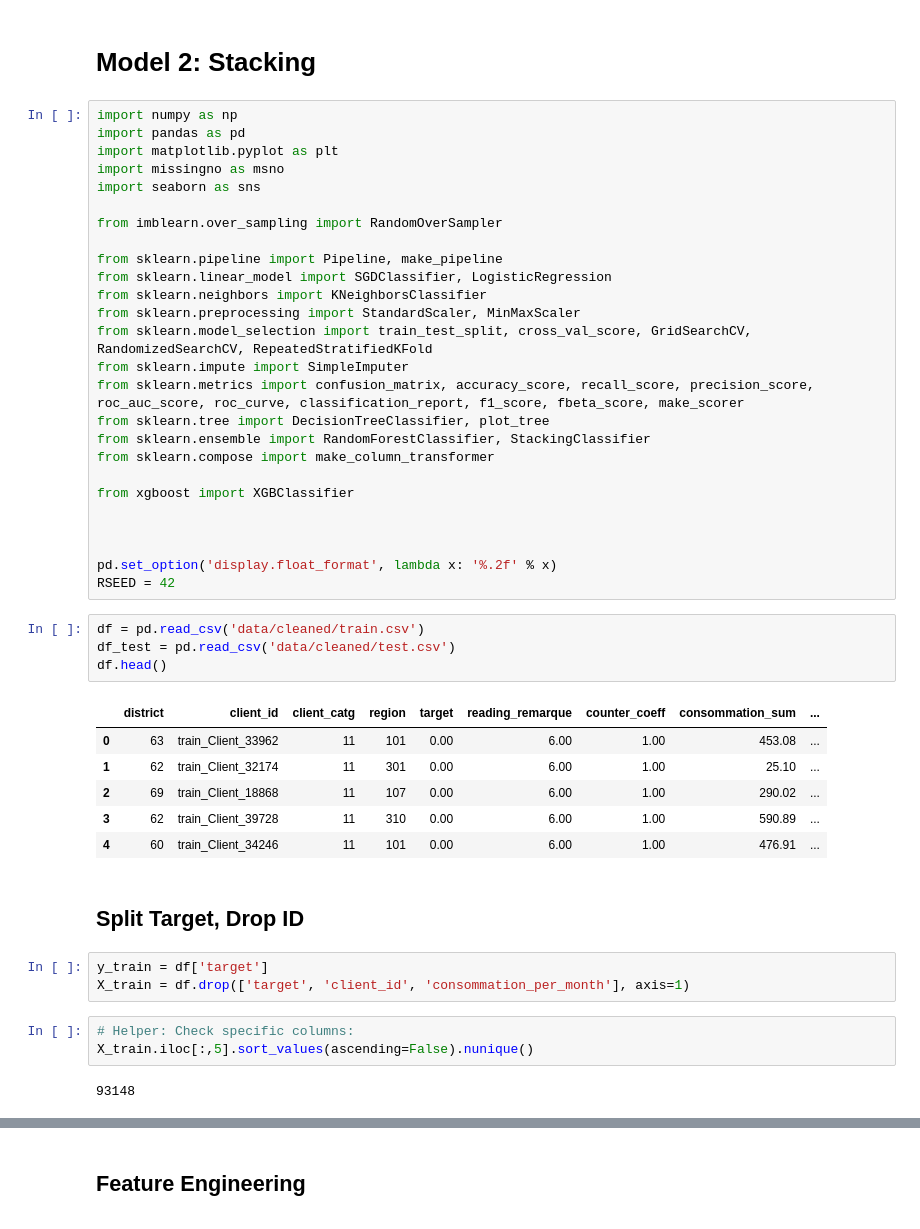
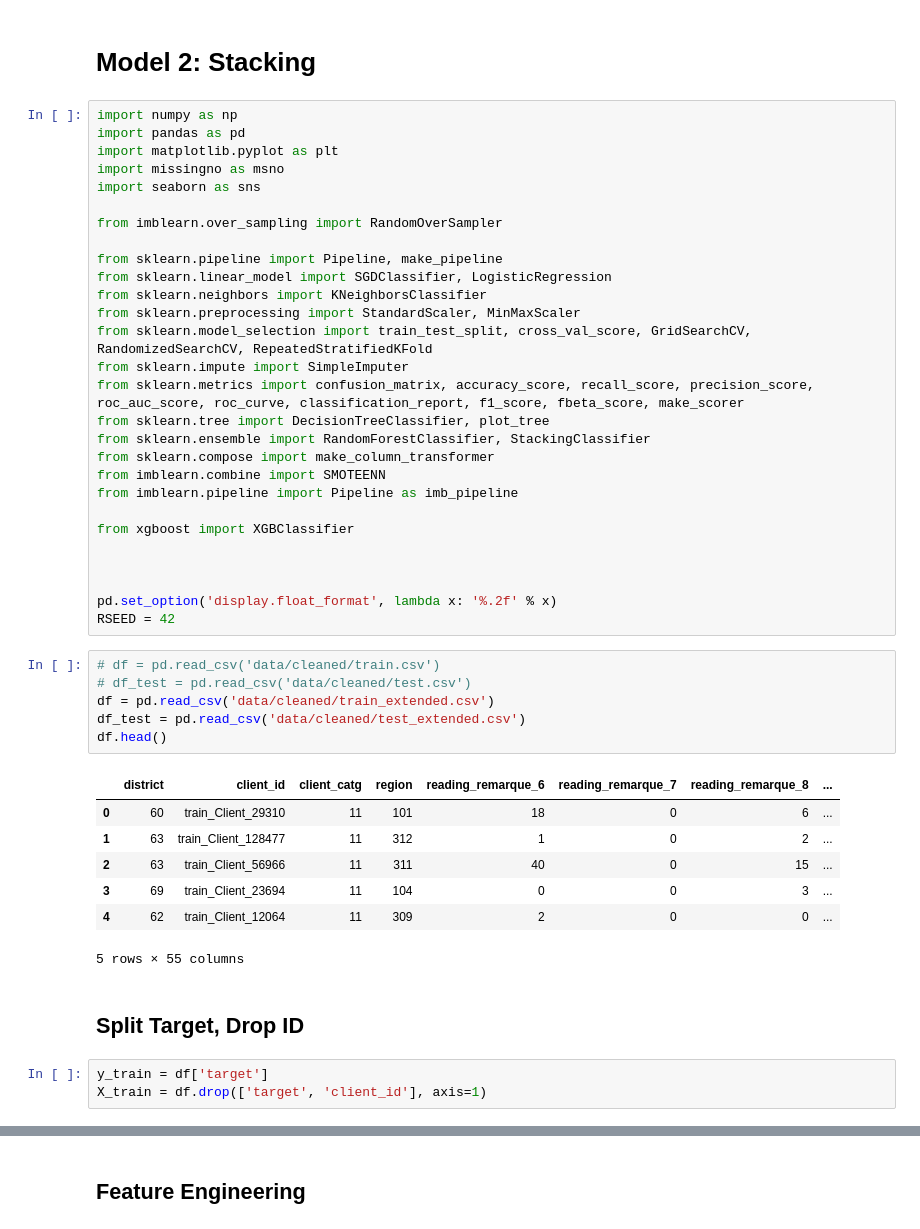
Before and after one commit to MaJo632/my_ml_project, a Jupyter notebook: 0310_MODEL_STACKING.ipynb, the cells around one changed output, grey strips where cells are left out. Cells and saved outputs as stored; diff of their text form.

```diff
--- a/0310_MODEL_STACKING.ipynb
+++ b/0310_MODEL_STACKING.ipynb
@@ -19,6 +19,8 @@ from sklearn.metrics import confusion_matrix, accuracy_score, recall_score, prec
 from sklearn.tree import DecisionTreeClassifier, plot_tree
 from sklearn.ensemble import RandomForestClassifier, StackingClassifier
 from sklearn.compose import make_column_transformer
+from imblearn.combine import SMOTEENN
+from imblearn.pipeline import Pipeline as imb_pipeline
 
 from xgboost import XGBClassifier
 
@@ -27,23 +29,21 @@ from xgboost import XGBClassifier
 pd.set_option('display.float_format', lambda x: '%.2f' % x)
 RSEED = 42
 # %%
-df = pd.read_csv('data/cleaned/train.csv')
-df_test = pd.read_csv('data/cleaned/test.csv')
+# df = pd.read_csv('data/cleaned/train.csv')
+# df_test = pd.read_csv('data/cleaned/test.csv')
+df = pd.read_csv('data/cleaned/train_extended.csv')
+df_test = pd.read_csv('data/cleaned/test_extended.csv')
 df.head()
 # %% [output]
-|  | district | client_id | client_catg | region | target | reading_remarque | counter_coeff | consommation_sum | ... |
-| 0 | 63 | train_Client_33962 | 11 | 101 | 0.00 | 6.00 | 1.00 | 453.08 | ... |
-| 1 | 62 | train_Client_32174 | 11 | 301 | 0.00 | 6.00 | 1.00 | 25.10 | ... |
-| 2 | 69 | train_Client_18868 | 11 | 107 | 0.00 | 6.00 | 1.00 | 290.02 | ... |
-| 3 | 62 | train_Client_39728 | 11 | 310 | 0.00 | 6.00 | 1.00 | 590.89 | ... |
-| 4 | 60 | train_Client_34246 | 11 | 101 | 0.00 | 6.00 | 1.00 | 476.91 | ... |
+|  | district | client_id | client_catg | region | reading_remarque_6 | reading_remarque_7 | reading_remarque_8 | ... |
+| 0 | 60 | train_Client_29310 | 11 | 101 | 18 | 0 | 6 | ... |
+| 1 | 63 | train_Client_128477 | 11 | 312 | 1 | 0 | 2 | ... |
+| 2 | 63 | train_Client_56966 | 11 | 311 | 40 | 0 | 15 | ... |
+| 3 | 69 | train_Client_23694 | 11 | 104 | 0 | 0 | 3 | ... |
+| 4 | 62 | train_Client_12064 | 11 | 309 | 2 | 0 | 0 | ... |
+5 rows × 55 columns
 # %% [markdown]
 ## Split Target, Drop ID
 # %%
 y_train = df['target']
-X_train = df.drop(['target', 'client_id', 'consommation_per_month'], axis=1)
+X_train = df.drop(['target', 'client_id'], axis=1)
-# %%
-# Helper: Check specific columns:
-X_train.iloc[:,5].sort_values(ascending=False).nunique()
-# %% [output]
-93148
```
Also changed, not shown: parts of 31 cells of this notebook, 6 other files.
